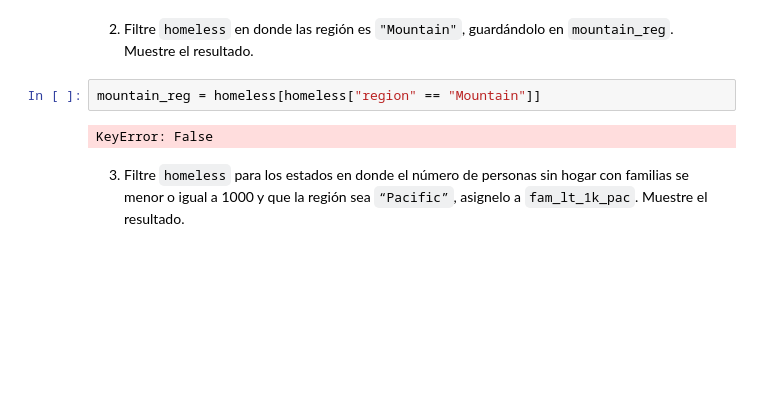
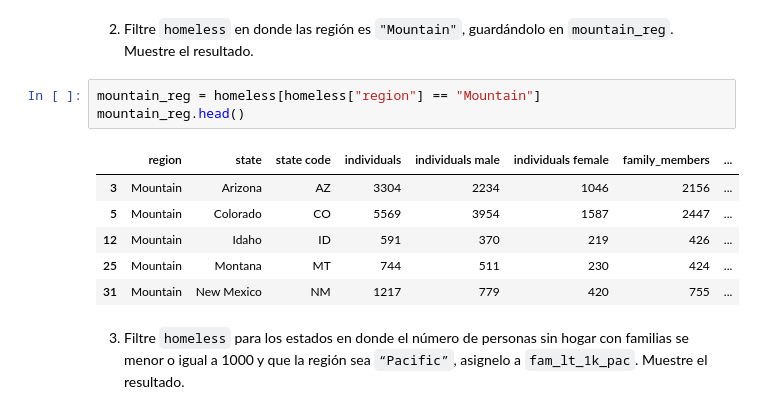
Before and after one commit to FaustoJuarez/Especialidad-IA-UBA, a Jupyter notebook: IIA/clase-1/Ejercitacion/4 - Ejercicios Pandas - Homeless.ipynb, the cells around one changed output. Saved outputs shown, nothing was run; the diff lists cells and outputs as text; blank space fills up the shorter version.

```diff
--- a/IIA/clase-1/Ejercitacion/4 - Ejercicios Pandas - Homeless.ipynb
+++ b/IIA/clase-1/Ejercitacion/4 - Ejercicios Pandas - Homeless.ipynb
@@ -328,8 +320,14 @@ ind_gt_5k
 # %% [markdown]
 2. Filtre `homeless` en donde las región es `"Mountain"`, guardándolo en `mountain_reg`. Muestre el resultado.
 # %%
-mountain_reg = homeless[homeless["region" == "Mountain"]]
+mountain_reg = homeless[homeless["region"] == "Mountain"]
+mountain_reg.head()
 # %% [output]
-KeyError: False
+|  | region | state | state code | individuals | individuals male | individuals female | family_members | ... |
+| 3 | Mountain | Arizona | AZ | 3304 | 2234 | 1046 | 2156 | ... |
+| 5 | Mountain | Colorado | CO | 5569 | 3954 | 1587 | 2447 | ... |
+| 12 | Mountain | Idaho | ID | 591 | 370 | 219 | 426 | ... |
+| 25 | Mountain | Montana | MT | 744 | 511 | 230 | 424 | ... |
+| 31 | Mountain | New Mexico | NM | 1217 | 779 | 420 | 755 | ... |
 # %% [markdown]
 3. Filtre `homeless` para los estados en donde el número de personas sin hogar con familias se menor o igual a 1000 y que la región sea `“Pacific”`, asignelo a `fam_lt_1k_pac`. Muestre el resultado.
```
Also changed, not shown: parts of 8 cells of this notebook.
